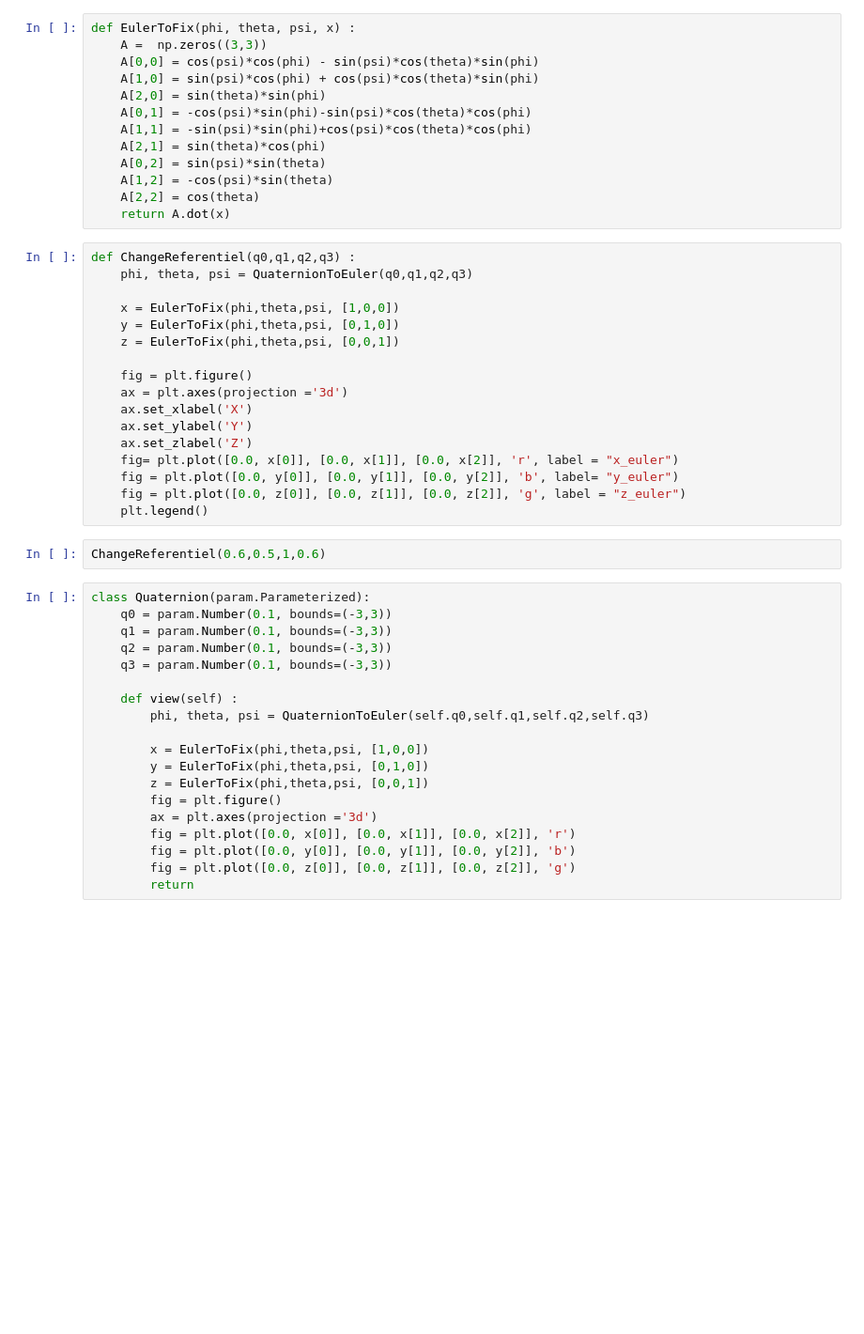
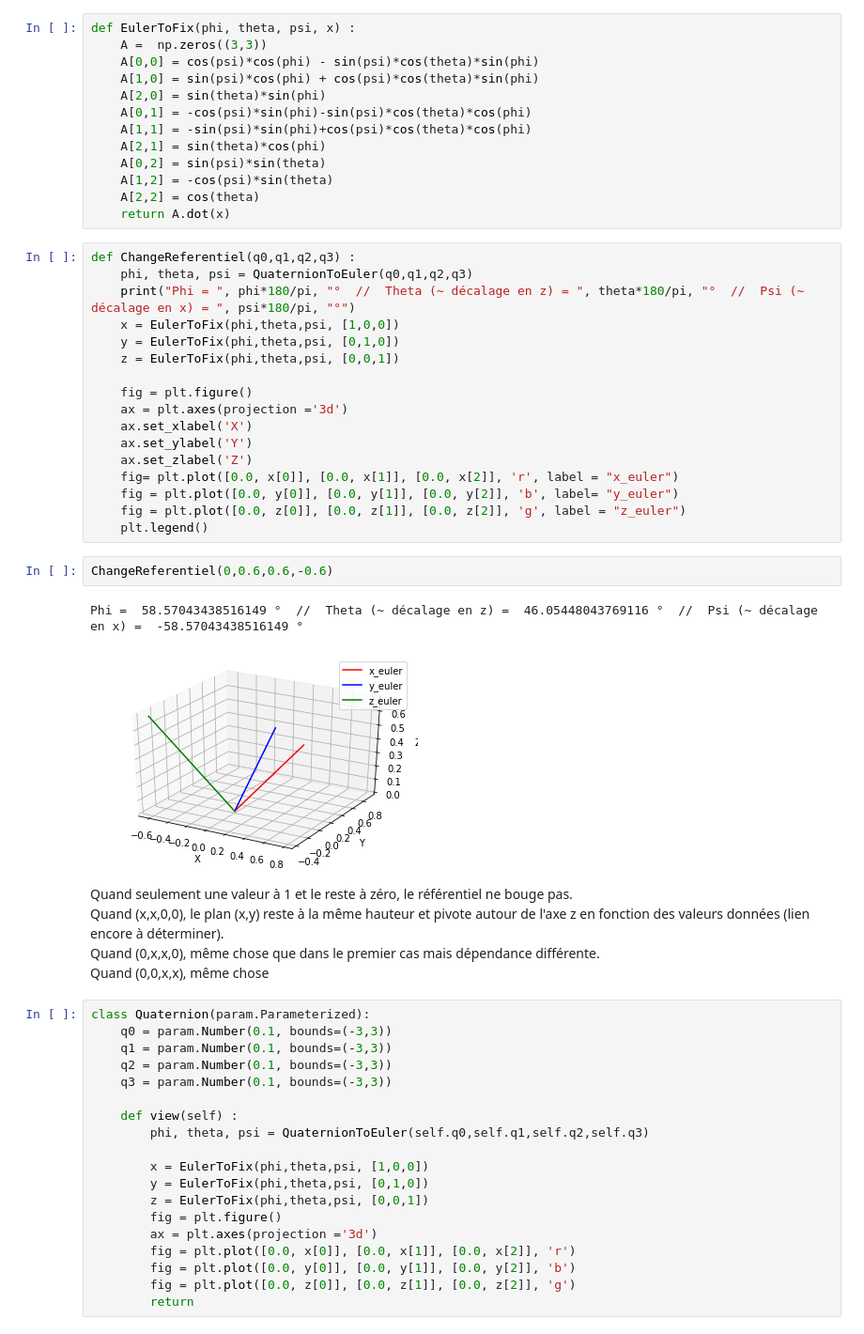
Before and after one commit to emmalisa99/Aircraft, a Jupyter notebook: Quaternions.ipynb, the cells around one changed output. Shown at 94% size. Cells and saved outputs as stored; diff of their text form; blank space fills up the shorter version.

Commit message:
Petit changement Quaternions

```diff
--- a/Quaternions.ipynb
+++ b/Quaternions.ipynb
@@ -36,7 +38,7 @@ def EulerToFix(phi, theta, psi, x) :
 # %%
 def ChangeReferentiel(q0,q1,q2,q3) :
     phi, theta, psi = QuaternionToEuler(q0,q1,q2,q3)
-
+    print("Phi = ", phi*180/pi, "°  //  Theta (~ décalage en z) = ", theta*180/pi, "°  //  Psi (~ décalage en x) = ", psi*180/pi, "°")
     x = EulerToFix(phi,theta,psi, [1,0,0])
     y = EulerToFix(phi,theta,psi, [0,1,0])
     z = EulerToFix(phi,theta,psi, [0,0,1])
@@ -51,7 +53,15 @@ def ChangeReferentiel(q0,q1,q2,q3) :
     fig = plt.plot([0.0, z[0]], [0.0, z[1]], [0.0, z[2]], 'g', label = "z_euler")
     plt.legend()
 # %%
-ChangeReferentiel(0.6,0.5,1,0.6)
+ChangeReferentiel(0,0.6,0.6,-0.6)
+# %% [output]
+Phi =  58.57043438516149 °  //  Theta (~ décalage en z) =  46.05448043769116 °  //  Psi (~ décalage en x) =  -58.57043438516149 °
+[figure, added]
+# %% [markdown]
+Quand seulement une valeur à 1 et le reste à zéro, le référentiel ne bouge pas. <br/>
+Quand (x,x,0,0), le plan (x,y) reste à la même hauteur et pivote autour de l'axe z en fonction des valeurs données (lien encore à déterminer). <br/>
+Quand (0,x,x,0), même chose que dans le premier cas mais dépendance différente. <br/>
+Quand (0,0,x,x), même chose <br/>
 # %%
 class Quaternion(param.Parameterized):
     q0 = param.Number(0.1, bounds=(-3,3))
```
Also changed, not shown: parts of 1 cell of this notebook, 3 other files.
